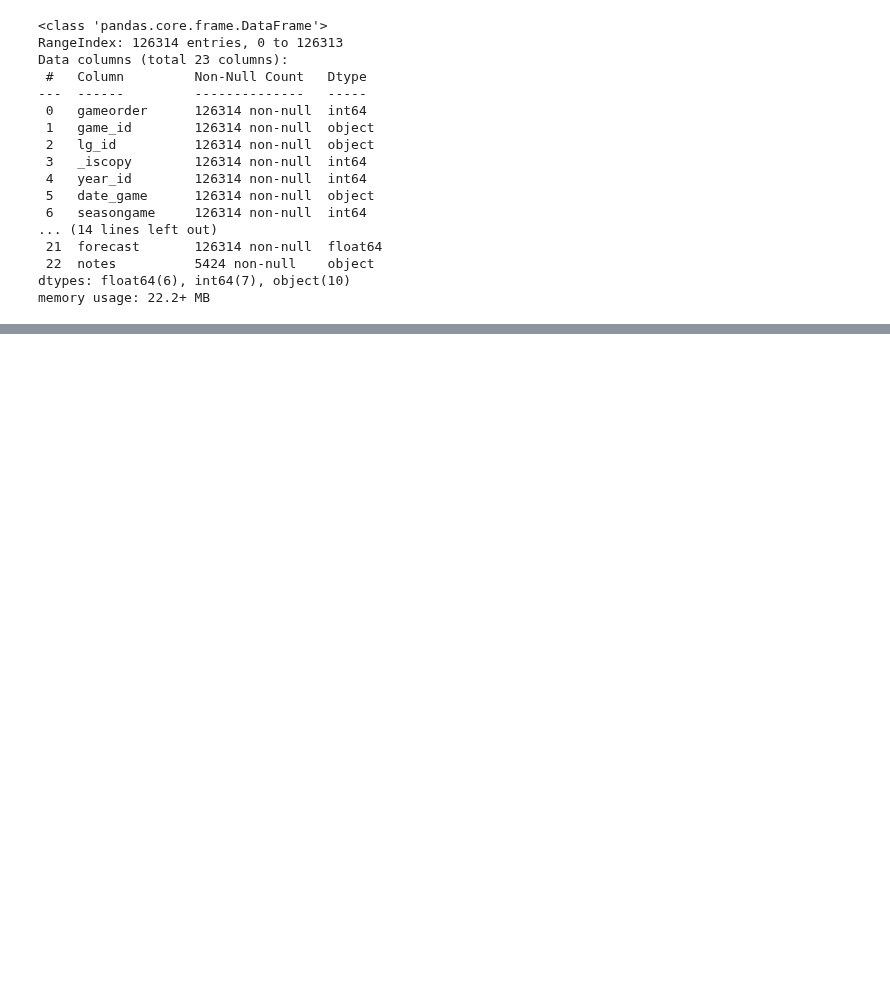
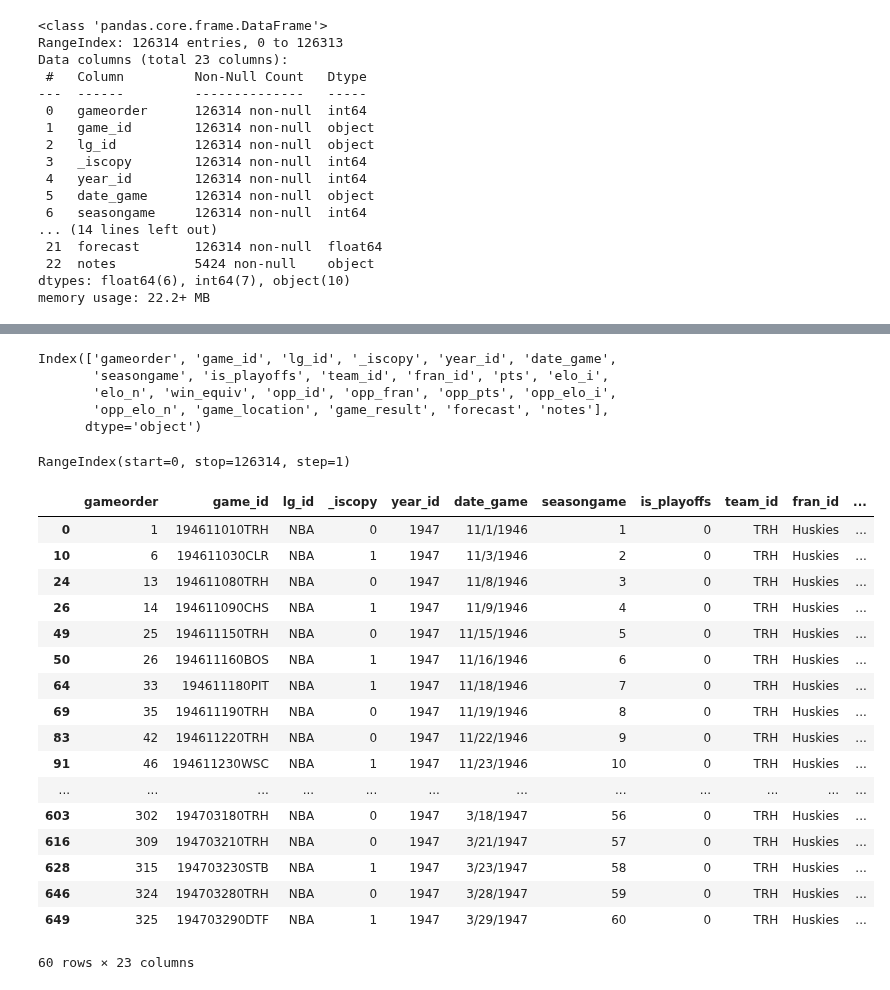
Before and after one commit to layliry/latihanlayli, a Jupyter notebook: 05 pandas.ipynb, the cells around one changed output, grey strips where cells are left out. Saved outputs shown, nothing was run; the diff lists cells and outputs as text; code cells hidden in the pictures; blank space fills up the shorter version.

Commit message:
membaca pandas

```diff
--- a/05 pandas.ipynb
+++ b/05 pandas.ipynb
@@ -97,0 +100,38 @@ Name: year_id, Length: 69, dtype: int64
+# %%
+# membaca judul kolom
+df_nba.columns
+# %% [output]
+Index(['gameorder', 'game_id', 'lg_id', '_iscopy', 'year_id', 'date_game',
+       'seasongame', 'is_playoffs', 'team_id', 'fran_id', 'pts', 'elo_i',
+       'elo_n', 'win_equiv', 'opp_id', 'opp_fran', 'opp_pts', 'opp_elo_i',
+       'opp_elo_n', 'game_location', 'game_result', 'forecast', 'notes'],
+      dtype='object')
+# %%
+# membaca index
+df_nba.index
+# %% [output]
+RangeIndex(start=0, stop=126314, step=1)
+# %%
+# query
+kondisi = (df_nba["fran_id"] == "Huskies")
+
+df_nba[kondisi]
+# %% [output]
+|  | gameorder | game_id | lg_id | _iscopy | year_id | date_game | seasongame | is_playoffs | team_id | fran_id | ... |
+| 0 | 1 | 194611010TRH | NBA | 0 | 1947 | 11/1/1946 | 1 | 0 | TRH | Huskies | ... |
+| 10 | 6 | 194611030CLR | NBA | 1 | 1947 | 11/3/1946 | 2 | 0 | TRH | Huskies | ... |
+| 24 | 13 | 194611080TRH | NBA | 0 | 1947 | 11/8/1946 | 3 | 0 | TRH | Huskies | ... |
+| 26 | 14 | 194611090CHS | NBA | 1 | 1947 | 11/9/1946 | 4 | 0 | TRH | Huskies | ... |
+| 49 | 25 | 194611150TRH | NBA | 0 | 1947 | 11/15/1946 | 5 | 0 | TRH | Huskies | ... |
+| 50 | 26 | 194611160BOS | NBA | 1 | 1947 | 11/16/1946 | 6 | 0 | TRH | Huskies | ... |
+| 64 | 33 | 194611180PIT | NBA | 1 | 1947 | 11/18/1946 | 7 | 0 | TRH | Huskies | ... |
+| 69 | 35 | 194611190TRH | NBA | 0 | 1947 | 11/19/1946 | 8 | 0 | TRH | Huskies | ... |
+| 83 | 42 | 194611220TRH | NBA | 0 | 1947 | 11/22/1946 | 9 | 0 | TRH | Huskies | ... |
+| 91 | 46 | 194611230WSC | NBA | 1 | 1947 | 11/23/1946 | 10 | 0 | TRH | Huskies | ... |
+| ... | ... | ... | ... | ... | ... | ... | ... | ... | ... | ... | ... |
+| 603 | 302 | 194703180TRH | NBA | 0 | 1947 | 3/18/1947 | 56 | 0 | TRH | Huskies | ... |
+| 616 | 309 | 194703210TRH | NBA | 0 | 1947 | 3/21/1947 | 57 | 0 | TRH | Huskies | ... |
+| 628 | 315 | 194703230STB | NBA | 1 | 1947 | 3/23/1947 | 58 | 0 | TRH | Huskies | ... |
+| 646 | 324 | 194703280TRH | NBA | 0 | 1947 | 3/28/1947 | 59 | 0 | TRH | Huskies | ... |
+| 649 | 325 | 194703290DTF | NBA | 1 | 1947 | 3/29/1947 | 60 | 0 | TRH | Huskies | ... |
+60 rows × 23 columns
```
Also changed, not shown: parts of 3 cells of this notebook.
